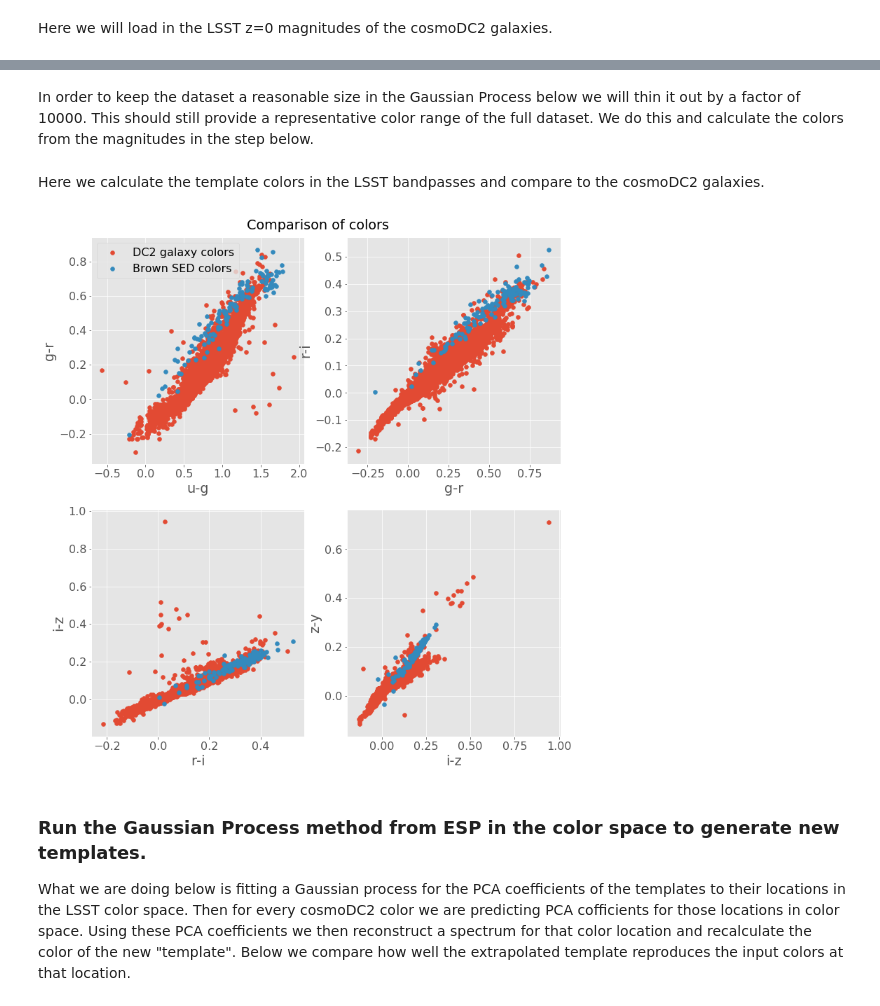
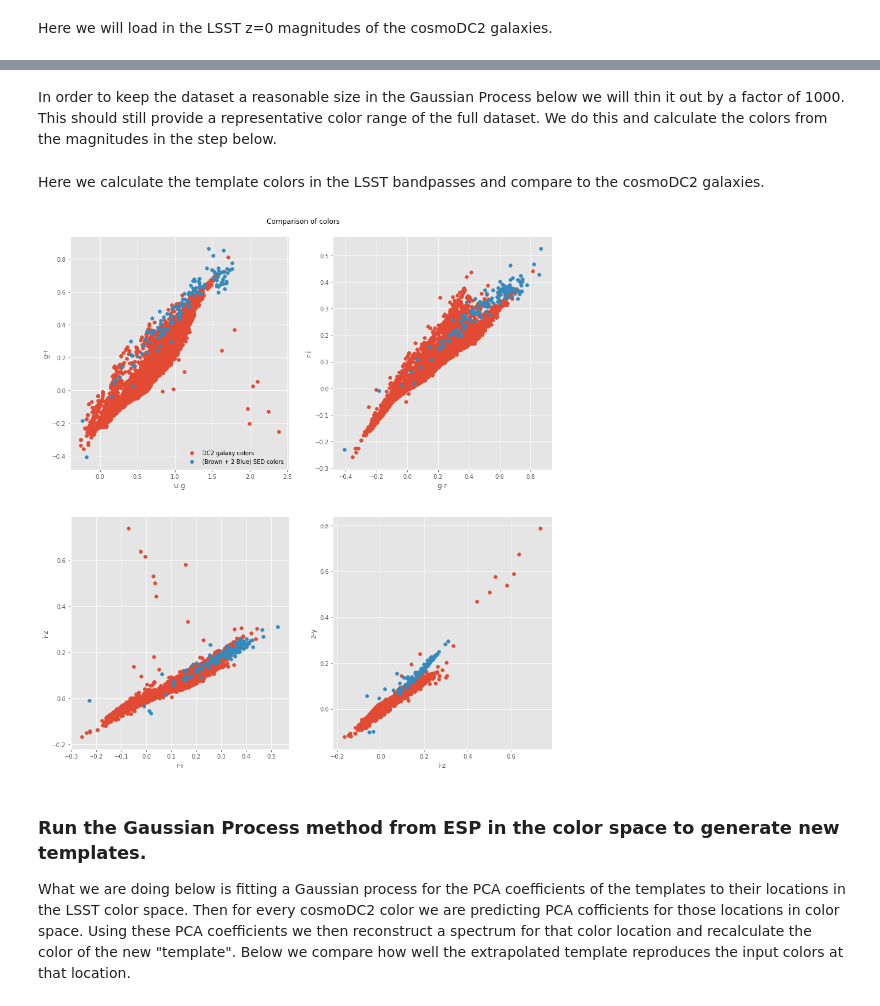
Before and after one commit to LSSTDESC/pz_pdf, a Jupyter notebook: doc/notebooks/extrapolated_dc2_templates.ipynb, the cells around one changed output, grey strips where cells are left out. Cells and saved outputs as stored; diff of their text form; code cells hidden in the pictures.

```diff
--- a/doc/notebooks/extrapolated_dc2_templates.ipynb
+++ b/doc/notebooks/extrapolated_dc2_templates.ipynb
@@ -48,7 +57,7 @@ pca_obj.write_output('brown_pca')
 # %% [markdown]
 ### Load the DC2 data from `gcr_catalogs`
 # %%
-catalog = GCRCatalogs.load_catalog('cosmoDC2_v0.1_test')
+catalog = GCRCatalogs.load_catalog('cosmoDC2_v1.0_9556')
 # %%
 ### To see a list of all the possible quantities uncomment below
 #print(sorted(catalog.list_all_quantities()))
@@ -82,8 +91,8 @@ len(data['Mag_true_Y_lsst_z0'])
 # %% [markdown]
-In order to keep the dataset a reasonable size in the Gaussian Process below we will thin it out by a factor of 10000. This should still provide a representative color range of the full dataset. We do this and calculate the colors from the magnitudes in the step below.
+In order to keep the dataset a reasonable size in the Gaussian Process below we will thin it out by a factor of 1000. This should still provide a representative color range of the full dataset. We do this and calculate the colors from the magnitudes in the step below.
 # %%
 colors = []
-for i in range(0,len(data['Mag_true_Y_lsst_z0']), 10000):
+for i in range(0,len(data['Mag_true_Y_lsst_z0']), 1000):
     single_gal = []
     for band in ['u', 'g', 'r', 'i', 'z', 'Y']:
         single_gal.append(data['Mag_true_%s_lsst_z0' % band][i])
@@ -98,22 +107,22 @@ Here we calculate the template colors in the LSST bandpasses and compare to the
 # %%
 lsst_template_colors = new_pca_obj.calc_colors(lsst_bandpass_dict, 10)
 # %%
-fig = plt.figure(figsize=(12,12))
+fig = plt.figure(figsize=(15,15))
 color_labels = ['u-g', 'g-r', 'r-i', 'i-z', 'z-y']
 for i in range(4):
     col_0 = i
     col_1 = i+1
     fig.add_subplot(2,2,i+1)
     plt.scatter(lsst_dc2_colors[:,col_0], lsst_dc2_colors[:,col_1], label='DC2 galaxy colors')
-    plt.scatter(lsst_template_colors[:,col_0], lsst_template_colors[:,col_1], label='Brown SED colors')
+    plt.scatter(lsst_template_colors[:,col_0], lsst_template_colors[:,col_1], label='(Brown + 2 Blue) SED colors')
     plt.xlabel(color_labels[i])
     plt.ylabel(color_labels[i+1])
     if i == 0:
-        plt.legend()
+        plt.legend(loc=4)
 plt.suptitle('Comparison of colors')
 plt.subplots_adjust(top=0.95)
 # %% [output]
-[figure, old version]
+[figure, new version]
 # %% [markdown]
 ### Run the Gaussian Process method from ESP in the color space to generate new templates.
 
```
Also changed, not shown: parts of 77 cells of this notebook.
